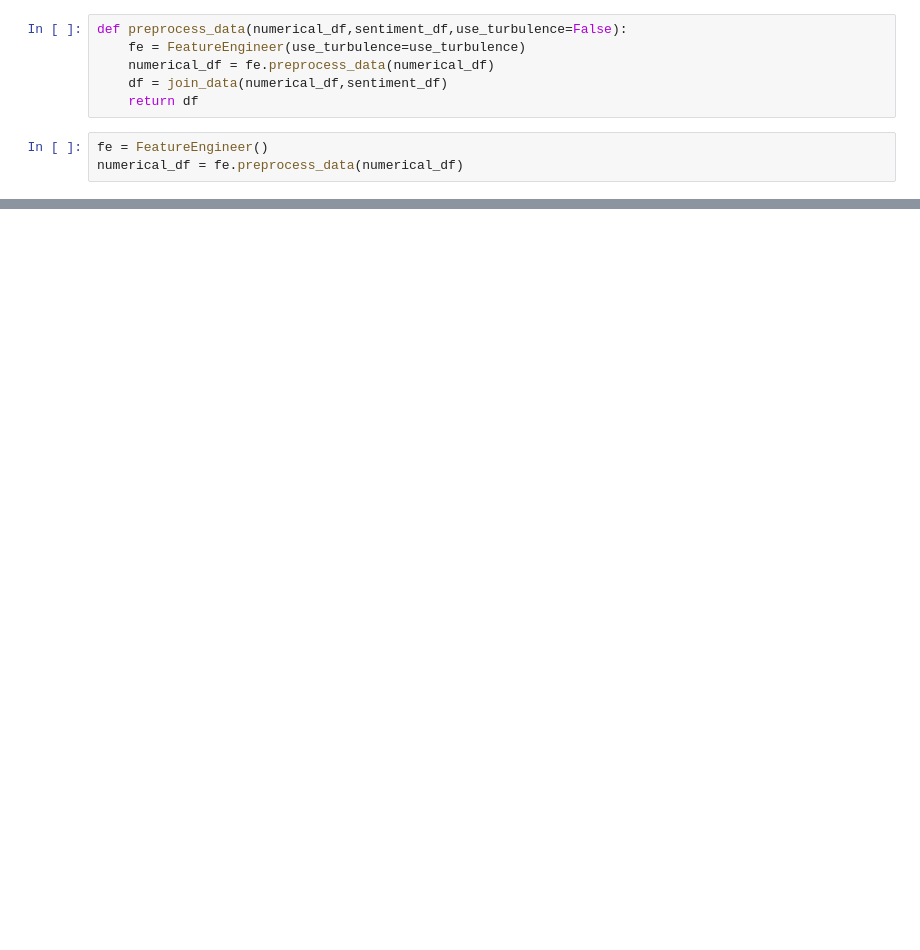
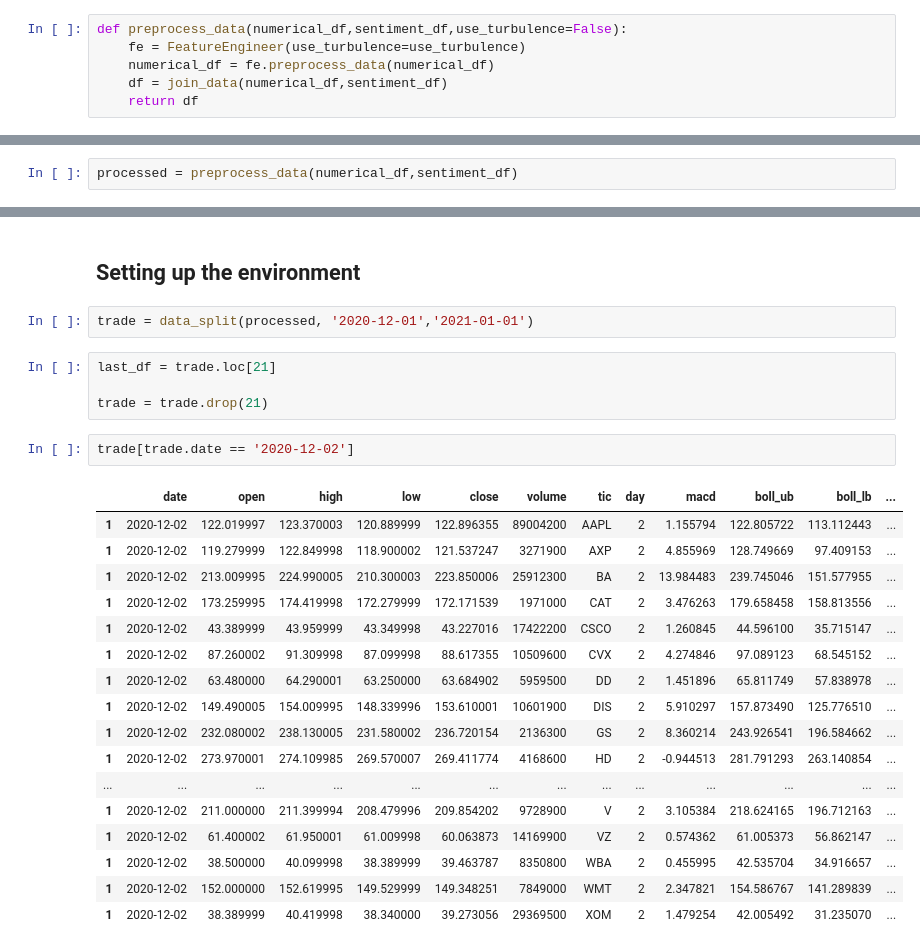
Before and after one commit to AI4Finance-Foundation/FinRL-Trading, a Jupyter notebook: notebooks/run_pipeline.ipynb, the cells around one changed output, grey strips where cells are left out. Saved outputs shown, nothing was run; the diff lists cells and outputs as text; blank space fills up the shorter version.

```diff
--- a/notebooks/run_pipeline.ipynb
+++ b/notebooks/run_pipeline.ipynb
@@ -97,6 +140,3 @@ def preprocess_data(numerical_df,sentiment_df,use_turbulence=False):
     numerical_df = fe.preprocess_data(numerical_df)
     df = join_data(numerical_df,sentiment_df)
     return df
-# %%
-fe = FeatureEngineer()
-numerical_df = fe.preprocess_data(numerical_df)
@@ -116,0 +171,2 @@ NameError: name 'training' is not defined
+# %%
+processed = preprocess_data(numerical_df,sentiment_df)
@@ -116,0 +196,28 @@ NameError: name 'training' is not defined
+# %% [markdown]
+## Setting up the environment
+# %%
+trade = data_split(processed, '2020-12-01','2021-01-01')
+# %%
+last_df = trade.loc[21]
+
+trade = trade.drop(21)
+# %%
+trade[trade.date == '2020-12-02']
+# %% [output]
+|  | date | open | high | low | close | volume | tic | day | macd | boll_ub | boll_lb | ... |
+| 1 | 2020-12-02 | 122.019997 | 123.370003 | 120.889999 | 122.896355 | 89004200 | AAPL | 2 | 1.155794 | 122.805722 | 113.112443 | ... |
+| 1 | 2020-12-02 | 119.279999 | 122.849998 | 118.900002 | 121.537247 | 3271900 | AXP | 2 | 4.855969 | 128.749669 | 97.409153 | ... |
+| 1 | 2020-12-02 | 213.009995 | 224.990005 | 210.300003 | 223.850006 | 25912300 | BA | 2 | 13.984483 | 239.745046 | 151.577955 | ... |
+| 1 | 2020-12-02 | 173.259995 | 174.419998 | 172.279999 | 172.171539 | 1971000 | CAT | 2 | 3.476263 | 179.658458 | 158.813556 | ... |
+| 1 | 2020-12-02 | 43.389999 | 43.959999 | 43.349998 | 43.227016 | 17422200 | CSCO | 2 | 1.260845 | 44.596100 | 35.715147 | ... |
+| 1 | 2020-12-02 | 87.260002 | 91.309998 | 87.099998 | 88.617355 | 10509600 | CVX | 2 | 4.274846 | 97.089123 | 68.545152 | ... |
+| 1 | 2020-12-02 | 63.480000 | 64.290001 | 63.250000 | 63.684902 | 5959500 | DD | 2 | 1.451896 | 65.811749 | 57.838978 | ... |
+| 1 | 2020-12-02 | 149.490005 | 154.009995 | 148.339996 | 153.610001 | 10601900 | DIS | 2 | 5.910297 | 157.873490 | 125.776510 | ... |
+| 1 | 2020-12-02 | 232.080002 | 238.130005 | 231.580002 | 236.720154 | 2136300 | GS | 2 | 8.360214 | 243.926541 | 196.584662 | ... |
+| 1 | 2020-12-02 | 273.970001 | 274.109985 | 269.570007 | 269.411774 | 4168600 | HD | 2 | -0.944513 | 281.791293 | 263.140854 | ... |
+| ... | ... | ... | ... | ... | ... | ... | ... | ... | ... | ... | ... | ... |
+| 1 | 2020-12-02 | 211.000000 | 211.399994 | 208.479996 | 209.854202 | 9728900 | V | 2 | 3.105384 | 218.624165 | 196.712163 | ... |
+| 1 | 2020-12-02 | 61.400002 | 61.950001 | 61.009998 | 60.063873 | 14169900 | VZ | 2 | 0.574362 | 61.005373 | 56.862147 | ... |
+| 1 | 2020-12-02 | 38.500000 | 40.099998 | 38.389999 | 39.463787 | 8350800 | WBA | 2 | 0.455995 | 42.535704 | 34.916657 | ... |
+| 1 | 2020-12-02 | 152.000000 | 152.619995 | 149.529999 | 149.348251 | 7849000 | WMT | 2 | 2.347821 | 154.586767 | 141.289839 | ... |
+| 1 | 2020-12-02 | 38.389999 | 40.419998 | 38.340000 | 39.273056 | 29369500 | XOM | 2 | 1.479254 | 42.005492 | 31.235070 | ... |
```
Also changed, not shown: parts of 25 cells of this notebook, 4 other files.
